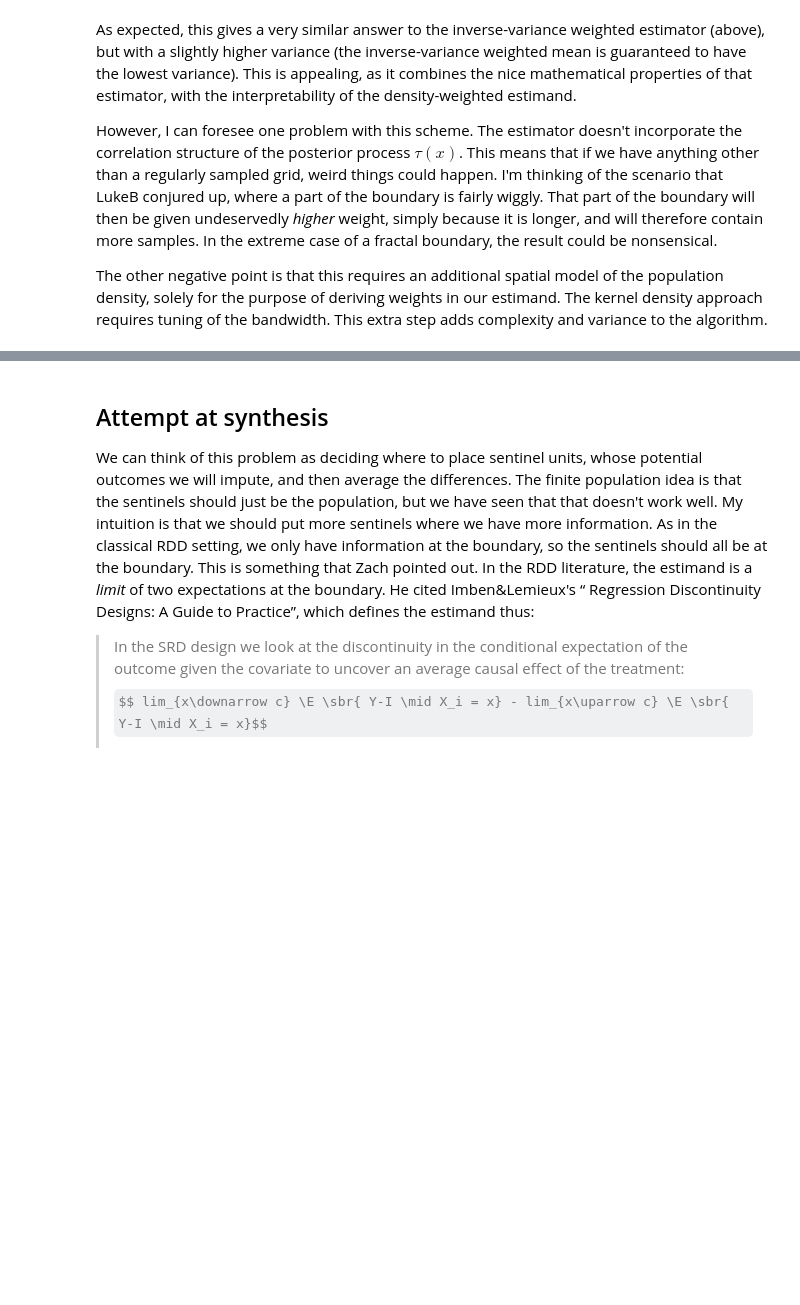
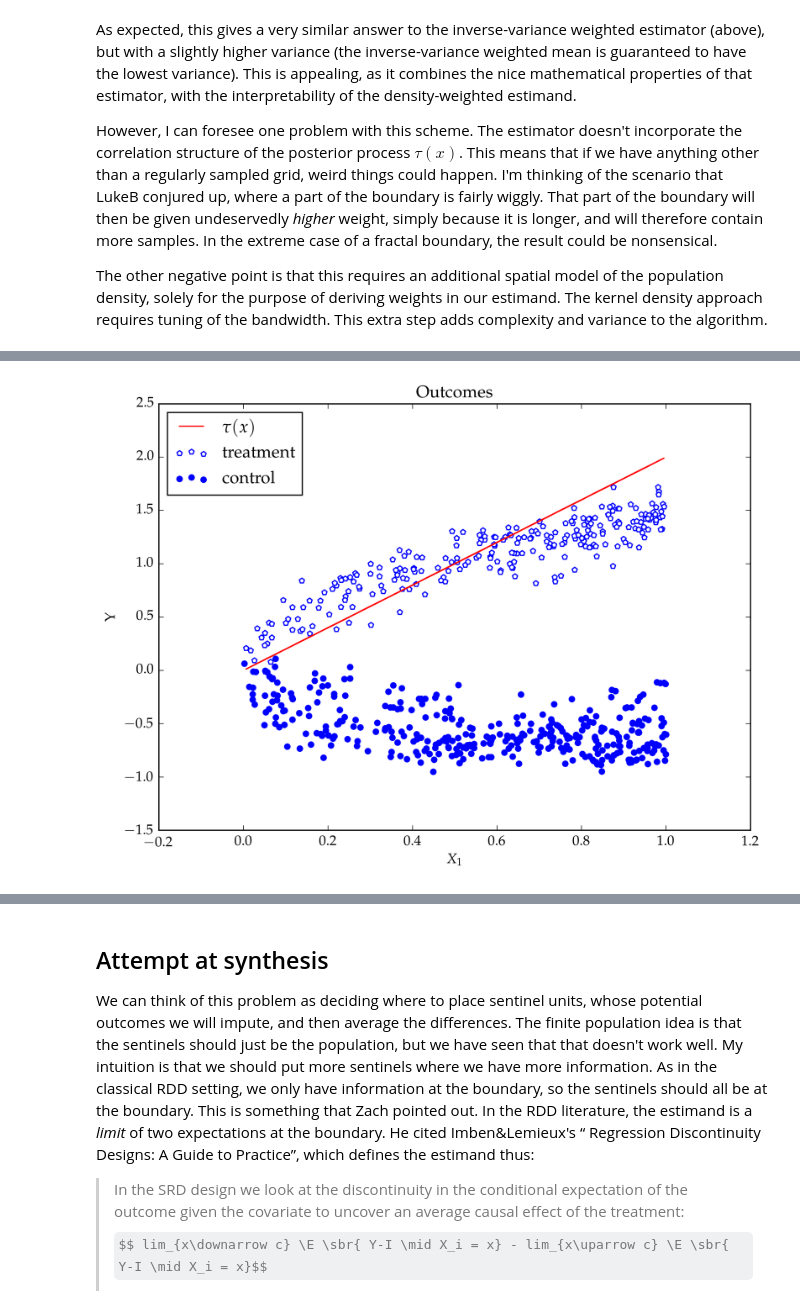
Before and after one commit to gwb/rdd-coverage, a Jupyter notebook: Maxime/Spatial2GPEstimators.ipynb, the cells around one changed output, grey strips where cells are left out. Cells and saved outputs as stored; diff of their text form; code cells hidden in the pictures; some formulas as TeX source; blank space fills up the shorter version.

```diff
--- a/Maxime/Spatial2GPEstimators.ipynb
+++ b/Maxime/Spatial2GPEstimators.ipynb
@@ -374,0 +434,23 @@ The other negative point is that this requires an additional spatial model of th
+# %%
+wb_kern = SE(log(0.5), log(0.5^2))
+wb_Σprior=GaussianProcesses.crossKern([wbX_treat wbX_ctrol], wb_kern)
+wb_μprior=zeros(wb_n)
+wb_Σobs=copy(wb_Σprior)
+wb_σy2 = 0.1^2
+for i in 1:wb_n
+    wb_Σobs[i,i] += wb_σy2
+end
+wb_prior=MultivariateNormal(wb_μprior,wb_Σobs)
+wb_Y=rand(wb_prior)
+wb_treat = [ones(Bool,wb_ntreat);zeros(Bool,wb_nctrol)]
+wb_Y[wb_treat] .+= [wb_τx(wbX_treat[1,i]) for i in 1:wb_ntreat] # apply treatment effect
+plt.scatter(vec(wbX_treat[1,:]), wb_Y[wb_treat], color="white", edgecolor="blue", marker="p", label="treatment")
+plt.scatter(vec(wbX_ctrol[1,:]), wb_Y[!wb_treat], color="blue", label="control")
+plt.xlabel(L"X_1")
+plt.ylabel("Y")
+plt.plot(vec(wbX_treat[1,:]), Float64[wb_τx(x) for x in wbX_treat[1,:]], color="red", label=L"\tau(x)")
+plt.legend(loc="best")
+plt.title("Outcomes")
+;
+# %% [output]
+[figure, added]
```
Also changed, not shown: parts of 36 cells of this notebook.
